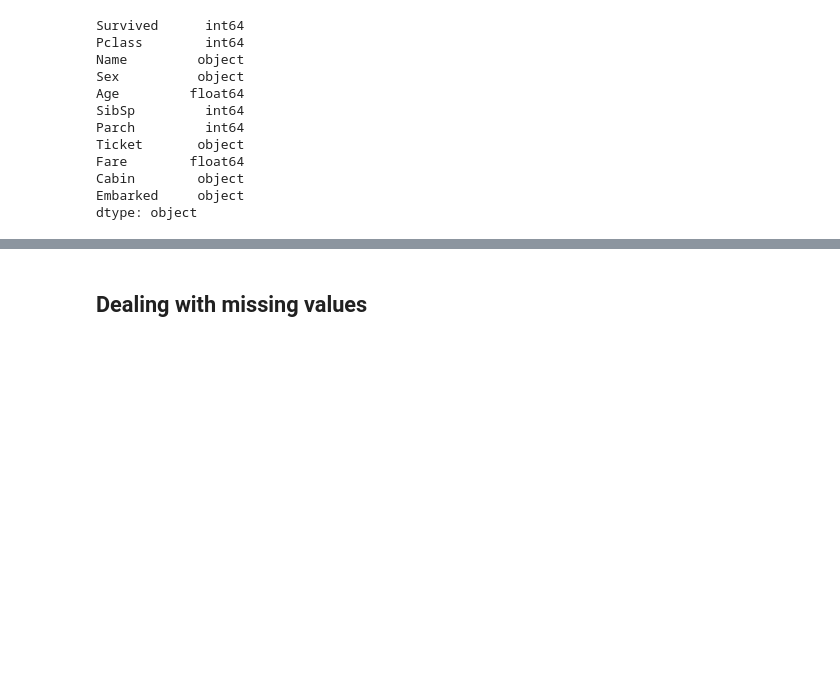
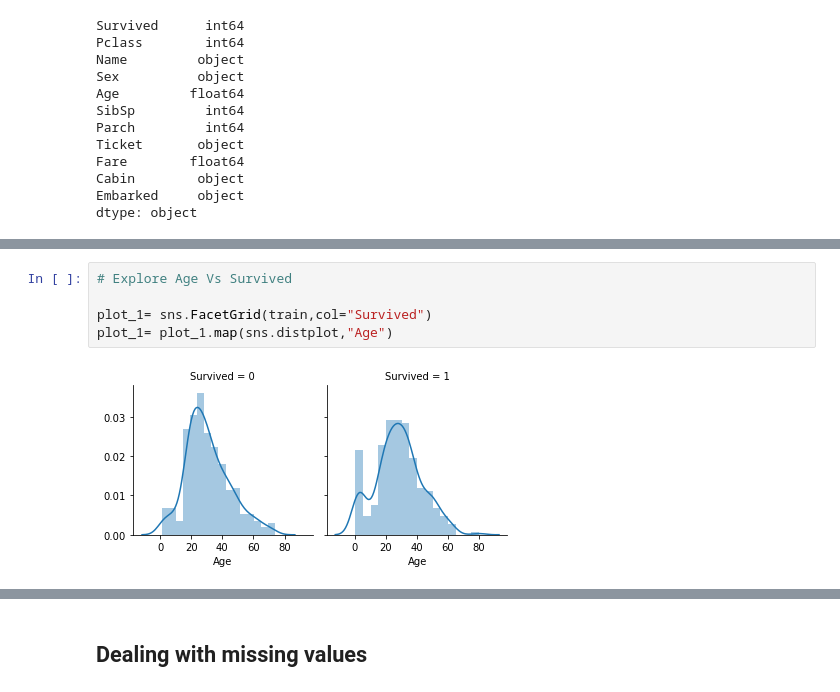
Before and after one commit to ksvignesh03/Complete-Python-ML, a Jupyter notebook: Titanic Machine Learning from Disaster.ipynb, the cells around one changed output, grey strips where cells are left out. Cells and saved outputs as stored; diff of their text form; blank space fills up the shorter version.

```diff
--- a/Titanic Machine Learning from Disaster.ipynb
+++ b/Titanic Machine Learning from Disaster.ipynb
@@ -140,0 +148,7 @@ dtype: object
+# %%
+# Explore Age Vs Survived
+
+plot_1= sns.FacetGrid(train,col="Survived")
+plot_1= plot_1.map(sns.distplot,"Age")
+# %% [output]
+[figure, added]
```
Also changed, not shown: parts of 37 cells of this notebook.
